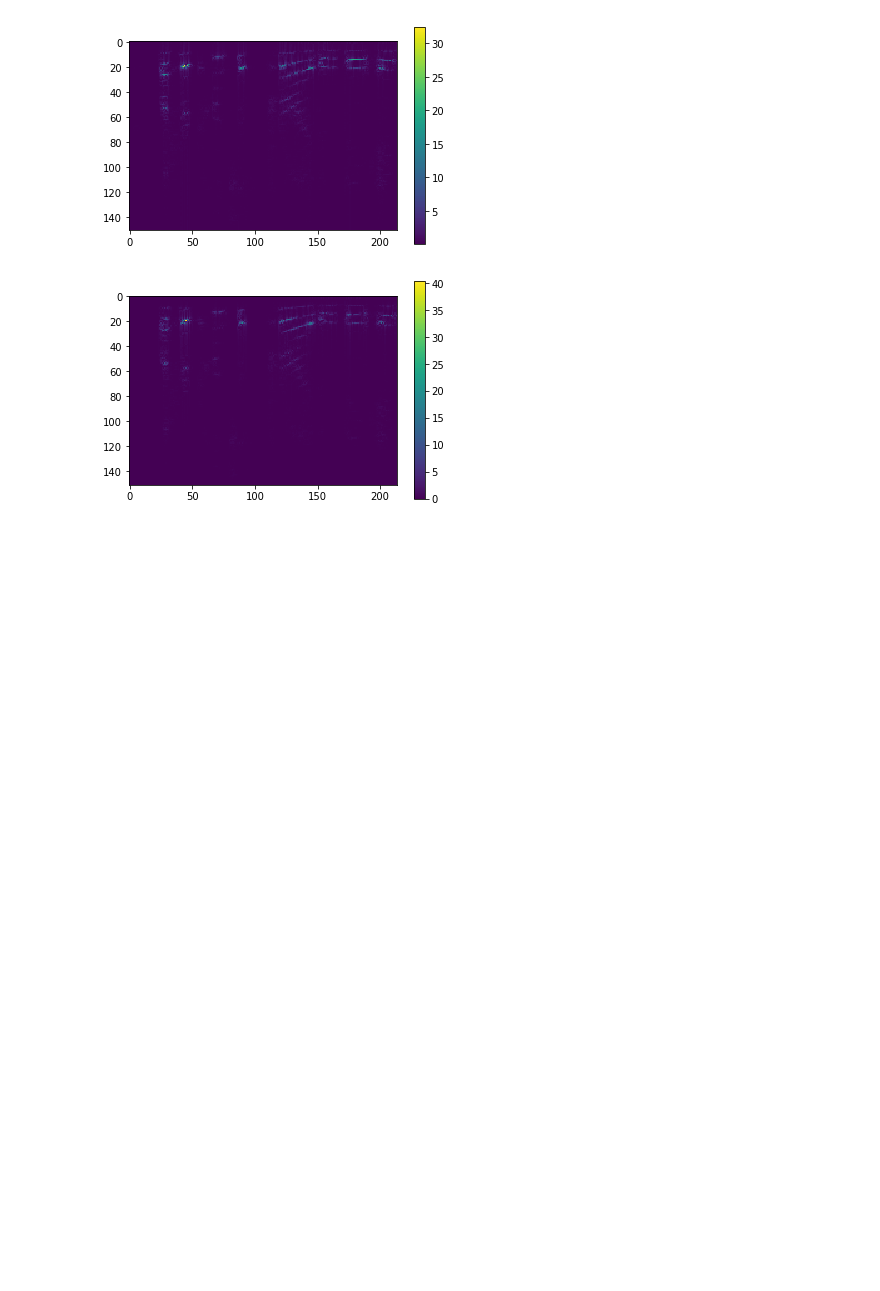
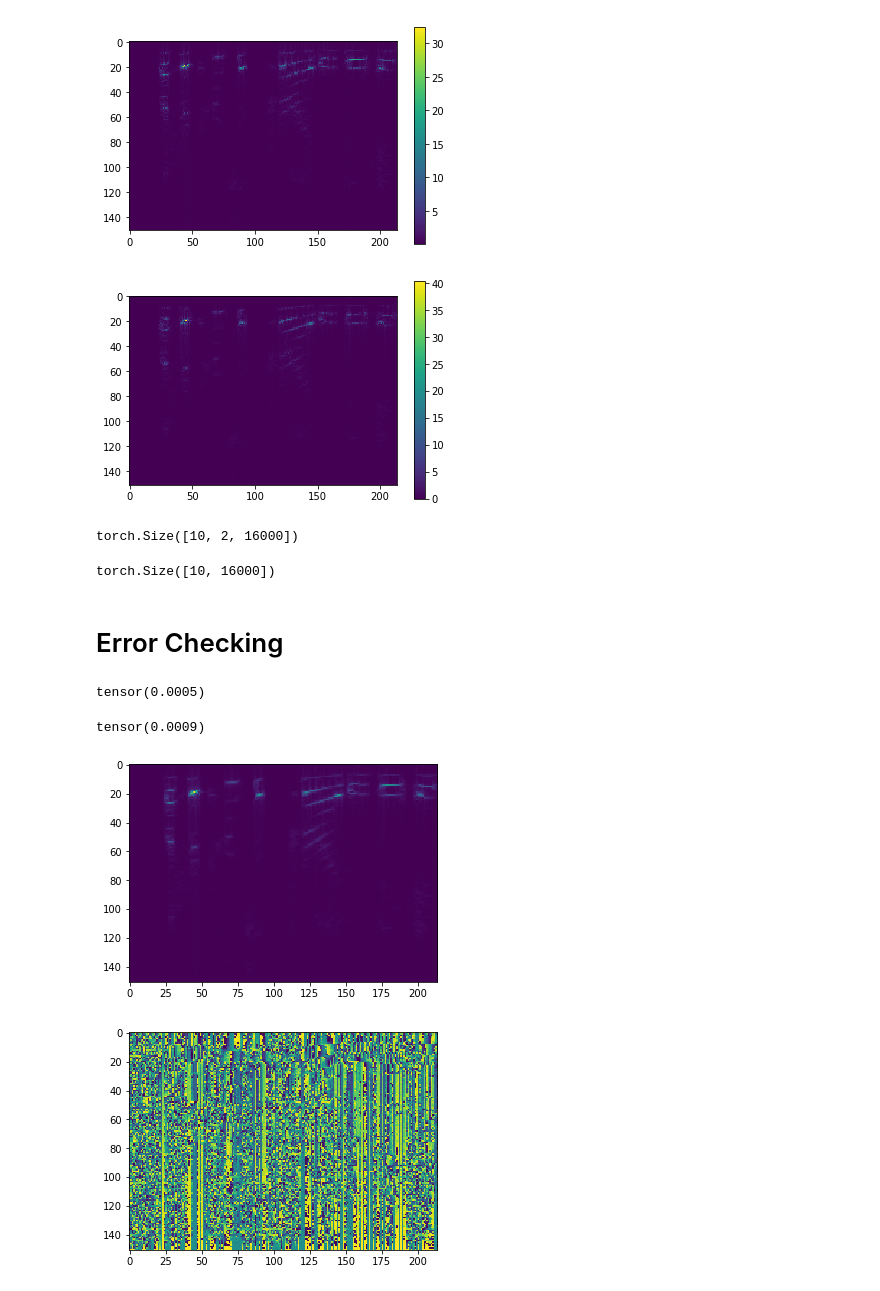
Before and after one commit to akarshkumar0101/DSProject, a Jupyter notebook: torchaudio.ipynb, the cells around one changed output. Saved outputs shown, nothing was run; the diff lists cells and outputs as text; code cells hidden in the pictures; blank space fills up the shorter version.

```diff
--- a/torchaudio.ipynb
+++ b/torchaudio.ipynb
@@ -56 +144,30 @@ plt.show()
+# %%
+base = BaseNNIO(8000, 2.0, magphase_representation=True)
+# %%
+Y = torch.stack((X[:10], X[:10]), dim=-2)
+print(Y.shape)
+# %% [output]
+torch.Size([10, 2, 16000])
+# %%
+X[:10].shape
+# %% [output]
+torch.Size([10, 16000])
+# %% [markdown]
+# Error Checking
+# %%
+(base.nn_input_to_audio(base.audio_to_nn_input(X[:10]))-X[:10]).abs().sum()
+# %% [output]
+tensor(0.0005)
+# %%
+(base.nn_output_to_audio(base.audio_to_nn_output(Y), 2*X[:10], transform_X_batch=False)-Y).abs().sum()
+# %% [output]
+tensor(0.0009)
+# %%
+plt.imshow(base.audio_to_nn_input(X[:1])[0, 0])
+plt.show()
+plt.imshow(base.audio_to_nn_input(X[:1])[0, 1])
+plt.show()
+# %% [output]
+[figure, added]
+[figure, added]
 # %%
```
Also changed, not shown: parts of 4 cells of this notebook, 3 other files.
